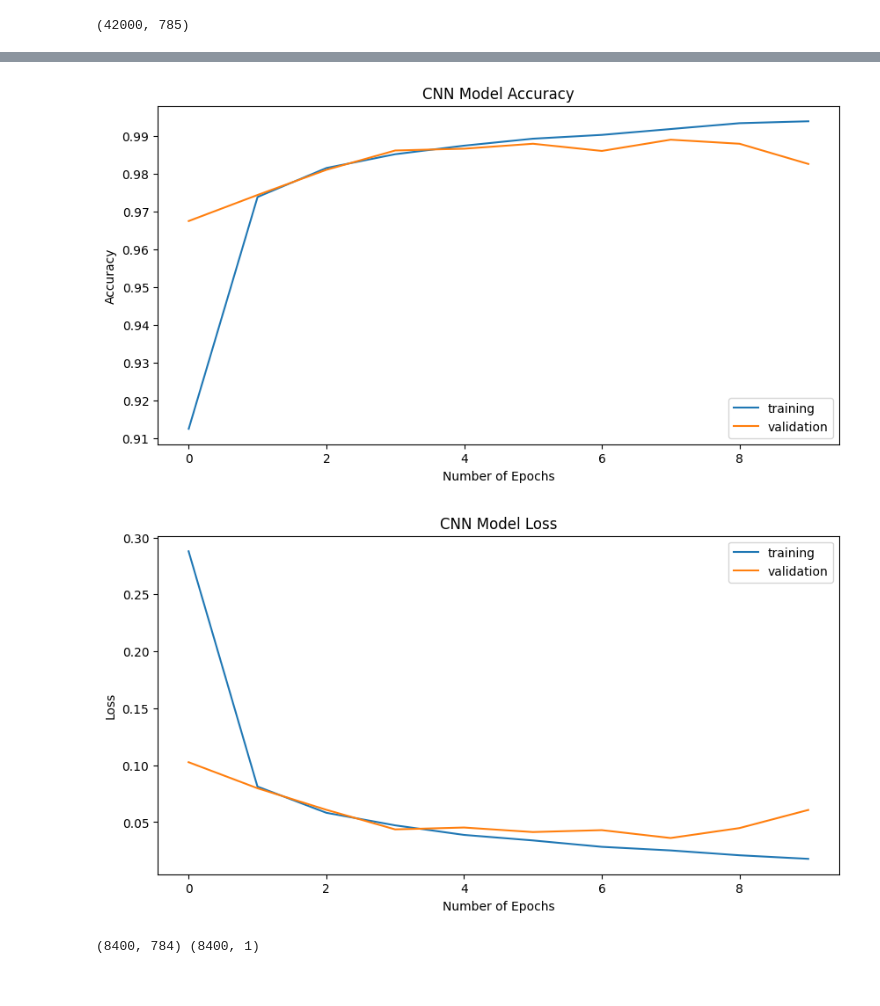
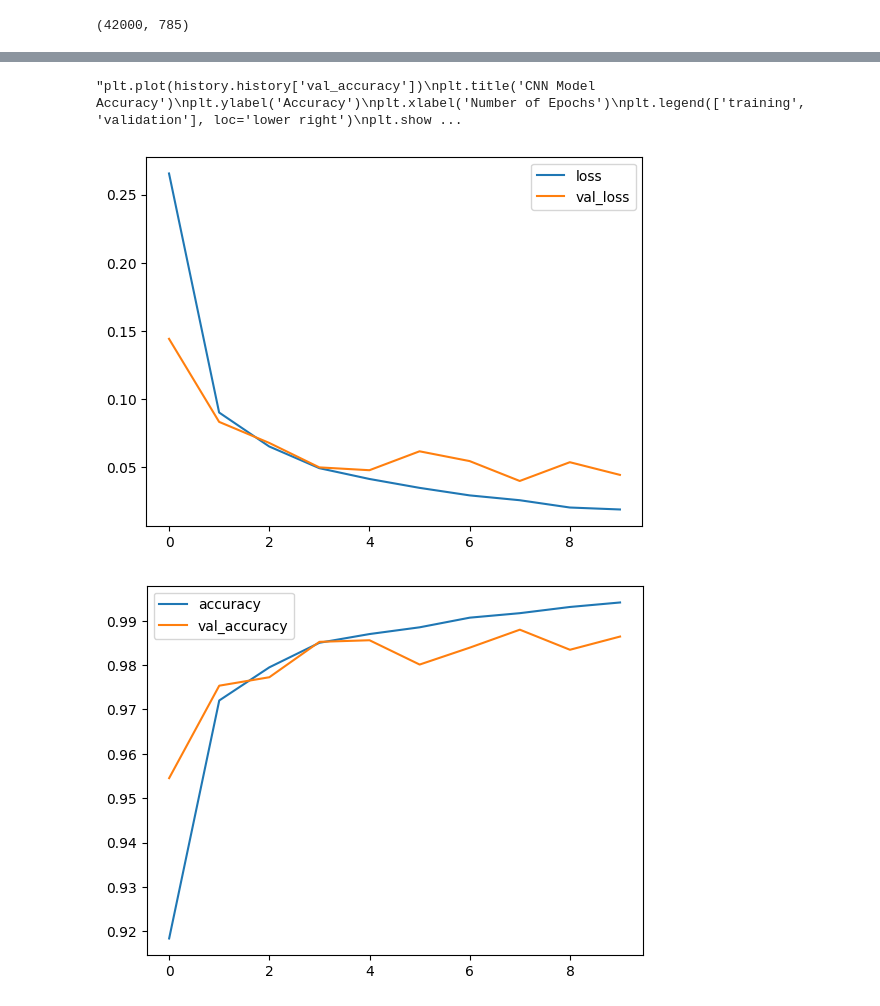
Before and after one commit to ASAKHRI/projet_CNN, a Jupyter notebook: projet_cnn.ipynb, the cells around one changed output, grey strips where cells are left out. Saved outputs shown, nothing was run; the diff lists cells and outputs as text; code cells hidden in the pictures.

```diff
--- a/projet_cnn.ipynb
+++ b/projet_cnn.ipynb
@@ -43,3 +52,3 @@ train.head()
 # %%
-X = train.drop(['label'],axis=1)
+X = np.array(train.drop(['label'],axis=1))
 y = train[['label']]
@@ -52,10 +67,10 @@ print(X.shape,y.shape)
 # %%
 # split training and validation data using sklearn
-X_train, X_test, y_train, y_test = train_test_split(X,y,train_size=0.8,test_size=0.2,random_state=42)
+X_train, X_test, y_train, y_test = train_test_split(X,y,test_size=0.2,random_state=42)
 
 # reshape and normalize test data
-X_train = X_train / 255.0
-X_test = X_test / 255.0
+X_train = ((X_train).reshape((-1,28,28,1)))/255.0
+X_test = ((X_test).reshape((-1 ,28,28,1)))/255.0
 
 
 print('trianing set: ', X_train.shape, y_train.shape)
@@ -93,26 +83,18 @@ for i in test_samples:
 # %%
 model = tf.keras.models.Sequential([
 
-        tf.keras.layers.Reshape((28, 28, 1), input_shape=(784,)),
-
-
-
-        tf.keras.layers.Conv2D(8, (3, 3), activation='relu'), # applies kernels to our data
+        tf.keras.layers.Conv2D(8, (3, 3), activation='relu',input_shape=(28, 28, 1)), # applies kernels to our data
         tf.keras.layers.MaxPooling2D(2, 2), # reduce dimension
 
         tf.keras.layers.Conv2D(16, (3, 3), activation='relu'),
         tf.keras.layers.MaxPooling2D(2, 2),
 
-        tf.keras.layers.Conv2D(24, (3, 3), activation='relu'),
+        tf.keras.layers.Conv2D(32, (3, 3), activation='relu'),
 
 
         tf.keras.layers.Flatten(),
         tf.keras.layers.Dense(128, activation='relu'),
 
-        tf.keras.layers.Dense(len(classes), activation=tf.nn.softmax) # generalized logistic regression
+        tf.keras.layers.Dense(len(train.label.unique()), activation=tf.nn.softmax) # generalized logistic regression
     ])
-
-
-model.compile(optimizer='adam',loss='sparse_categorical_crossentropy',
-                  metrics=['accuracy'])
 # %% [output]
@@ -170,28 +156,15 @@ Epoch 10/10
 # %%
 # Plot training vs validation accruacy
-plt.figure(figsize=(10,5))
-plt.plot(history.history['accuracy'])
-plt.plot(history.history['val_accuracy'])
+history_frame = pd.DataFrame(history.history)
+history_frame.loc[:, ['loss', 'val_loss']].plot()
+history_frame.loc[:, ['accuracy', 'val_accuracy']].plot()
+'''plt.plot(history.history['val_accuracy'])
 plt.title('CNN Model Accuracy')
 plt.ylabel('Accuracy')
 plt.xlabel('Number of Epochs')
 plt.legend(['training', 'validation'], loc='lower right')
-plt.show()
+plt.show()'''
 # %% [output]
+"plt.plot(history.history['val_accuracy'])\nplt.title('CNN Model Accuracy')\nplt.ylabel('Accuracy')\nplt.xlabel('Number of Epochs')\nplt.legend(['training', 'validation'], loc='lower right')\nplt.show ...
-[figure, old version]
+[figure, new version]
+[figure, added]
-# %%
-# Plot training vs validation losses
-plt.figure(figsize=(10,5))
-plt.plot(history.history['loss'])
-plt.plot(history.history['val_loss'])
-plt.title('CNN Model Loss')
-plt.ylabel('Loss')
-plt.xlabel('Number of Epochs')
-plt.legend(['training', 'validation'], loc='upper right')
-plt.show()
-# %% [output]
-[figure, removed]
-# %%
-print(X_test.shape, y_test.shape)
-# %% [output]
-(8400, 784) (8400, 1)
```
Also changed, not shown: parts of 32 cells of this notebook.
